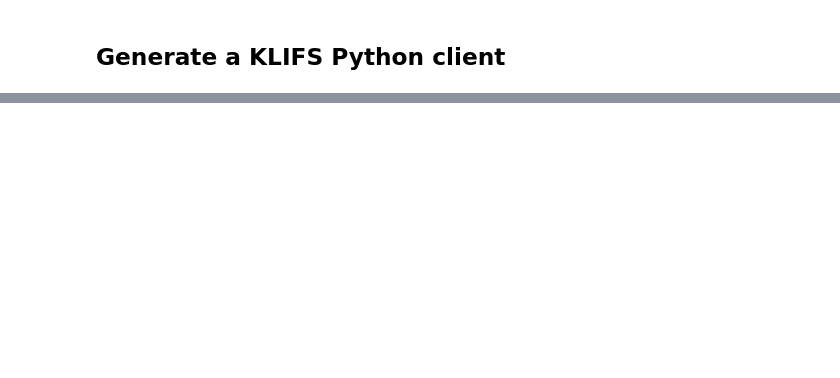
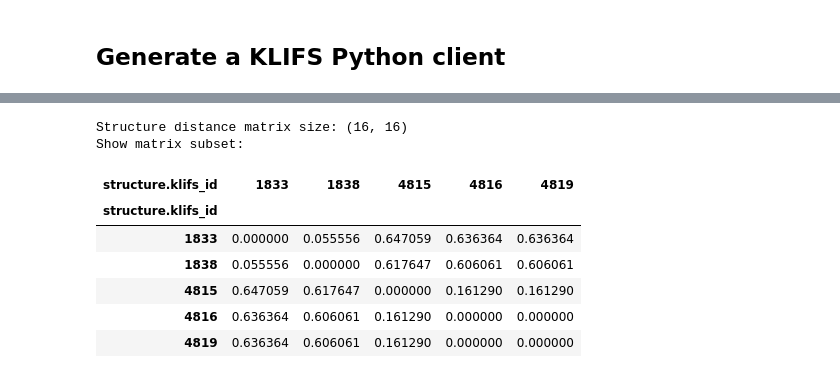
Before and after one commit to volkamerlab/cicag_klifs_workshop, a Jupyter notebook: klifs_workshop.ipynb, the cells around one changed output, grey strips where cells are left out. Saved outputs shown, nothing was run; the diff lists cells and outputs as text; code cells hidden in the pictures; blank space fills up the shorter version.

```diff
--- a/klifs_workshop.ipynb
+++ b/klifs_workshop.ipynb
@@ -60,0 +258,6 @@ kissim_fingerprints
+# %%
+# This is the KLIFS format of the IFP (structure KLIFS ID and kinase name set as index)
+ifp_series = structures_with_ifps_df.set_index(["structure.klifs_id", "kinase.klifs_name"])[
+    "interaction.fingerprint"
+]
+ifp_series.head()
@@ -60,0 +272,4 @@ kissim_fingerprints
+# %%
+# Cast "0" and "1" to boolean False and True
+ifp_series = ifp_series.apply(lambda x: [True if i == "1" else False for i in x])
+ifp_series.head()
@@ -60,0 +284,4 @@ kissim_fingerprints
+# %%
+# Convert to numpy array
+ifps_array = np.array(ifp_series.to_list())
+ifps_array
@@ -60,0 +304,23 @@ kissim_fingerprints
+# %%
+from sklearn.metrics import pairwise_distances
+
+structure_distance_matrix_array = pairwise_distances(ifps_array, metric="jaccard")
+# %%
+# Create DataFrame with structure KLIFS IDs as index/columns
+structure_klifs_ids = ifp_series.index.get_level_values(0)
+structure_distance_matrix_df = pd.DataFrame(
+    structure_distance_matrix_array, index=structure_klifs_ids, columns=structure_klifs_ids
+)
+print(f"Structure distance matrix size: {structure_distance_matrix_df.shape}")
+print("Show matrix subset:")
+structure_distance_matrix_df.iloc[:5, :5]
+# %% [output]
+Structure distance matrix size: (16, 16)
+Show matrix subset:
+| structure.klifs_id | 1833 | 1838 | 4815 | 4816 | 4819 |
+| structure.klifs_id |  |  |  |  |  |
+| 1833 | 0.000000 | 0.055556 | 0.647059 | 0.636364 | 0.636364 |
+| 1838 | 0.055556 | 0.000000 | 0.617647 | 0.606061 | 0.606061 |
+| 4815 | 0.647059 | 0.617647 | 0.000000 | 0.161290 | 0.161290 |
+| 4816 | 0.636364 | 0.606061 | 0.161290 | 0.000000 | 0.000000 |
+| 4819 | 0.636364 | 0.606061 | 0.161290 | 0.000000 | 0.000000 |
```
Also changed, not shown: parts of 60 cells of this notebook.
